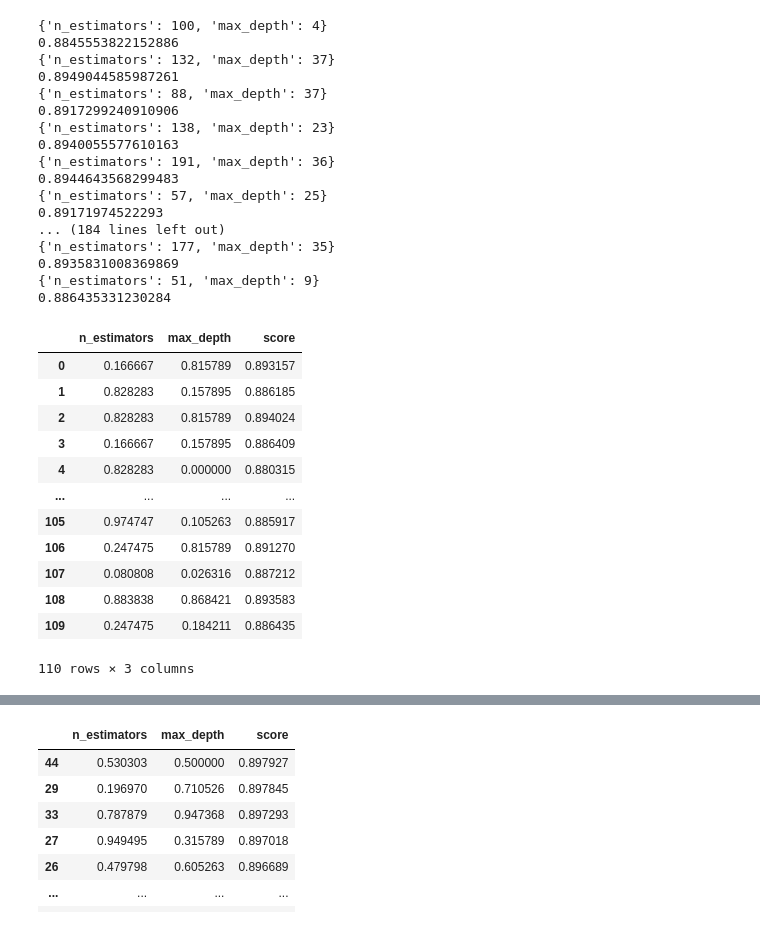
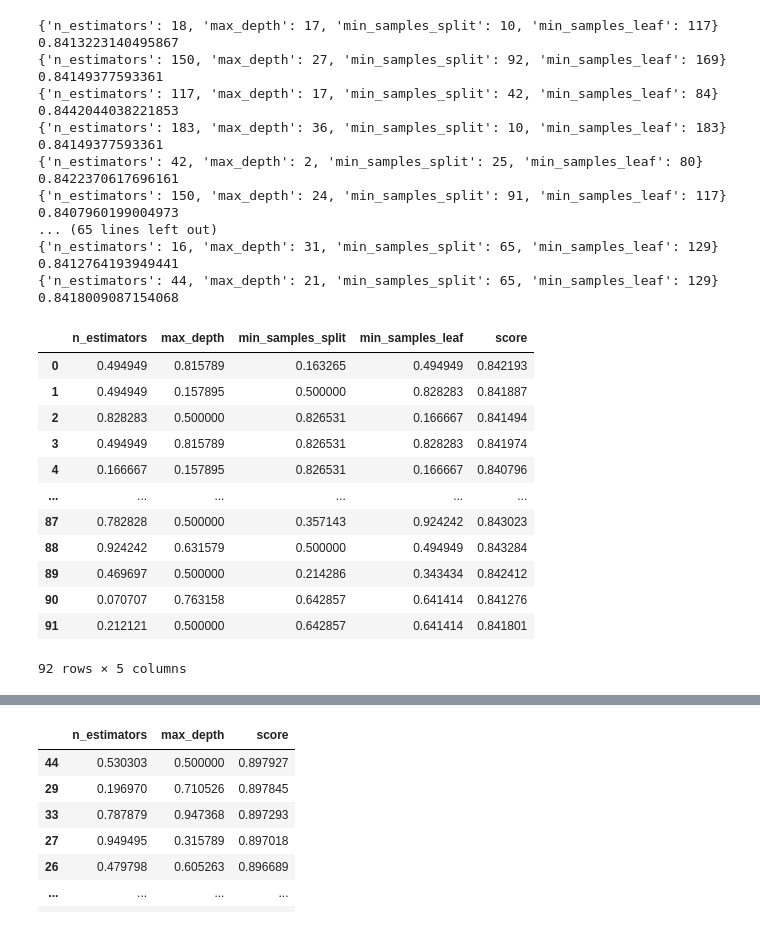
Before and after one commit to ljbelenky/minesweeper_tuning, a Jupyter notebook: higher dimensions.ipynb, the cells around one changed output, grey strips where cells are left out. Drawn from its saved outputs; the diff is of its cells as text; code cells hidden in the pictures.

```diff
--- a/higher dimensions.ipynb
+++ b/higher dimensions.ipynb
@@ -13,10 +13,10 @@ from sklearn.datasets import make_classification
 X_train, X_test, y_train, y_test = train_test_split(*make_classification(n_samples=10000,n_features=200))
 # %%
 parameter_space = {'n_estimators':[2,200],
-                  'max_depth':[2,40],}
-#                   'min_samples_split':[2,100],
-#                   'min_samples_leaf':[2,200],
-#                   }
+                  'max_depth':[2,40],
+                  'min_samples_split':[2,100],
+                  'min_samples_leaf':[2,200],
+                  }
 # %%
 class Minesweeper:
     def __init__(self, parameter_space):
@@ -45,6 +45,7 @@ class Minesweeper:
             vacant_cells = list(all_cells-exclude_cells)
             if len(vacant_cells)==0:
                 self.b+=1
+                print(f'increasing b to {self.b}')
                 continue
 
             chosen_cell = vacant_cells[np.random.randint(0,len(vacant_cells))]
@@ -71,49 +72,55 @@ class Minesweeper:
         predictions = svr.predict(predict_X)
         return {k:v for k,v in zip(self.mms.feature_names_in_,
                                    self.mms.inverse_transform([predict_X.loc[predictions.argmax()]]).flatten())}
+
+    @property
+    def history(self):
+        result = pd.DataFrame(data=self.mms.inverse_transform(self.df.iloc[:,:-1]), columns=self.mms.feature_names_in_)
+        result['score'] = self.df['score']
+        return result
 # %%
 ms = Minesweeper(parameter_space)
 # %%
-for i in range(100):
+for i in range(40):
     if i%3==1:
         values = ms.best_parameters()
     else:
         values = ms.get_parameters()
     values = {k:int(v) for k,v in values.items()}
     print(values)
-    rfc = RFC(**values).fit(X_train,y_train)
+    rfc = RFC(**values, n_jobs=-1).fit(X_train,y_train)
     score = f1_score(y_test, rfc.predict(X_test))
     print(score)
     ms.update_values(values, score)
 ms.df
 # %% [output]
-{'n_estimators': 100, 'max_depth': 4}
-0.8845553822152886
-{'n_estimators': 132, 'max_depth': 37}
-0.8949044585987261
-{'n_estimators': 88, 'max_depth': 37}
-0.8917299240910906
-{'n_estimators': 138, 'max_depth': 23}
-0.8940055577610163
-{'n_estimators': 191, 'max_depth': 36}
-0.8944643568299483
-{'n_estimators': 57, 'max_depth': 25}
-0.89171974522293
-... (184 lines left out)
-{'n_estimators': 177, 'max_depth': 35}
-0.8935831008369869
-{'n_estimators': 51, 'max_depth': 9}
-0.886435331230284
+{'n_estimators': 18, 'max_depth': 17, 'min_samples_split': 10, 'min_samples_leaf': 117}
+0.8413223140495867
+{'n_estimators': 150, 'max_depth': 27, 'min_samples_split': 92, 'min_samples_leaf': 169}
+0.84149377593361
+{'n_estimators': 117, 'max_depth': 17, 'min_samples_split': 42, 'min_samples_leaf': 84}
+0.8442044038221853
+{'n_estimators': 183, 'max_depth': 36, 'min_samples_split': 10, 'min_samples_leaf': 183}
+0.84149377593361
+{'n_estimators': 42, 'max_depth': 2, 'min_samples_split': 25, 'min_samples_leaf': 80}
+0.8422370617696161
+{'n_estimators': 150, 'max_depth': 24, 'min_samples_split': 91, 'min_samples_leaf': 117}
+0.8407960199004973
+... (65 lines left out)
+{'n_estimators': 16, 'max_depth': 31, 'min_samples_split': 65, 'min_samples_leaf': 129}
+0.8412764193949441
+{'n_estimators': 44, 'max_depth': 21, 'min_samples_split': 65, 'min_samples_leaf': 129}
+0.8418009087154068
-|  | n_estimators | max_depth | score |
-| 0 | 0.166667 | 0.815789 | 0.893157 |
-| 1 | 0.828283 | 0.157895 | 0.886185 |
-| 2 | 0.828283 | 0.815789 | 0.894024 |
-| 3 | 0.166667 | 0.157895 | 0.886409 |
-| 4 | 0.828283 | 0.000000 | 0.880315 |
-| ... | ... | ... | ... |
-| 105 | 0.974747 | 0.105263 | 0.885917 |
-| 106 | 0.247475 | 0.815789 | 0.891270 |
-| 107 | 0.080808 | 0.026316 | 0.887212 |
-| 108 | 0.883838 | 0.868421 | 0.893583 |
-| 109 | 0.247475 | 0.184211 | 0.886435 |
+|  | n_estimators | max_depth | min_samples_split | min_samples_leaf | score |
+| 0 | 0.494949 | 0.815789 | 0.163265 | 0.494949 | 0.842193 |
+| 1 | 0.494949 | 0.157895 | 0.500000 | 0.828283 | 0.841887 |
+| 2 | 0.828283 | 0.500000 | 0.826531 | 0.166667 | 0.841494 |
+| 3 | 0.494949 | 0.815789 | 0.826531 | 0.828283 | 0.841974 |
+| 4 | 0.166667 | 0.157895 | 0.826531 | 0.166667 | 0.840796 |
+| ... | ... | ... | ... | ... | ... |
+| 87 | 0.782828 | 0.500000 | 0.357143 | 0.924242 | 0.843023 |
+| 88 | 0.924242 | 0.631579 | 0.500000 | 0.494949 | 0.843284 |
+| 89 | 0.469697 | 0.500000 | 0.214286 | 0.343434 | 0.842412 |
+| 90 | 0.070707 | 0.763158 | 0.642857 | 0.641414 | 0.841276 |
+| 91 | 0.212121 | 0.500000 | 0.642857 | 0.641414 | 0.841801 |
-110 rows × 3 columns
+92 rows × 5 columns
```
Also changed, not shown: parts of 3 cells of this notebook.
